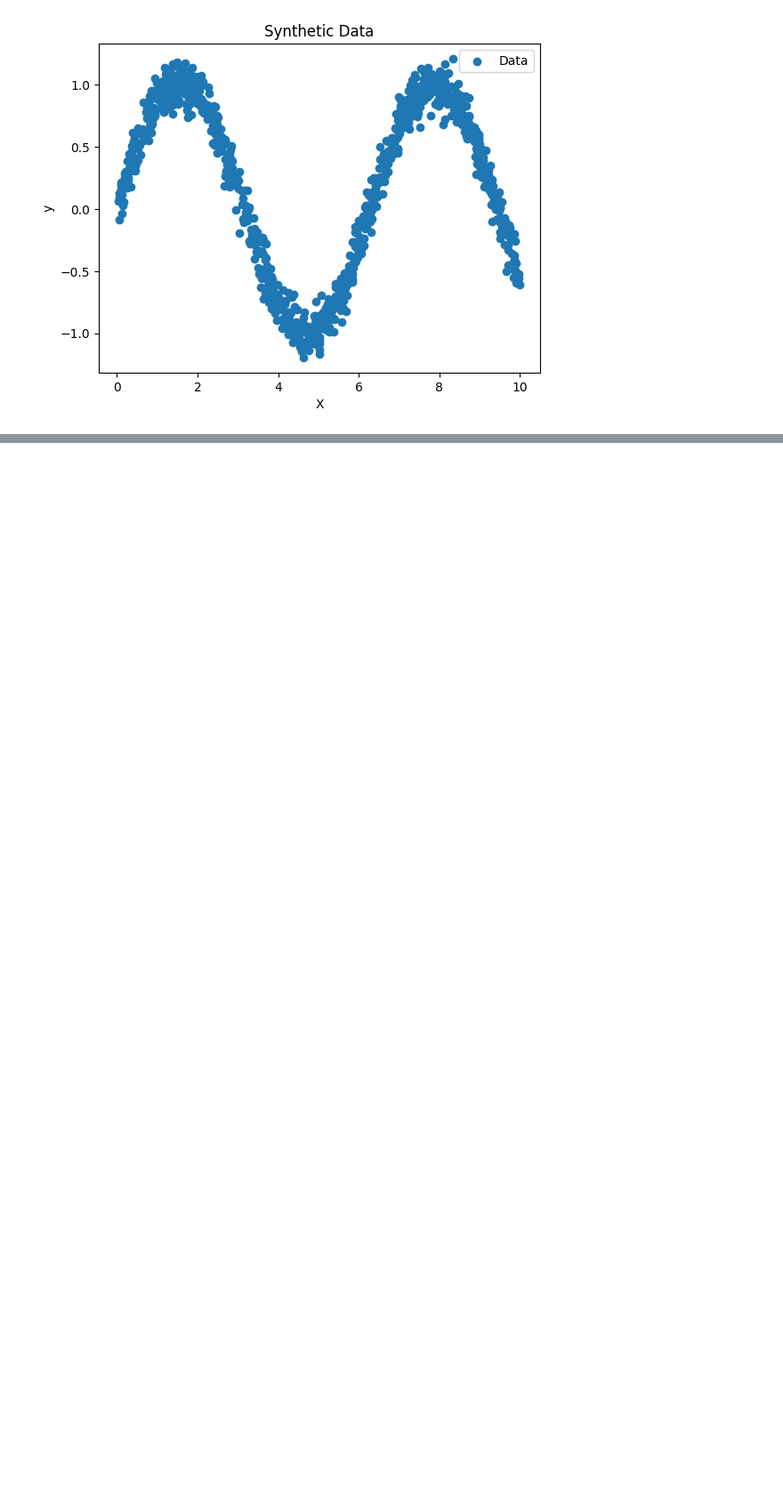
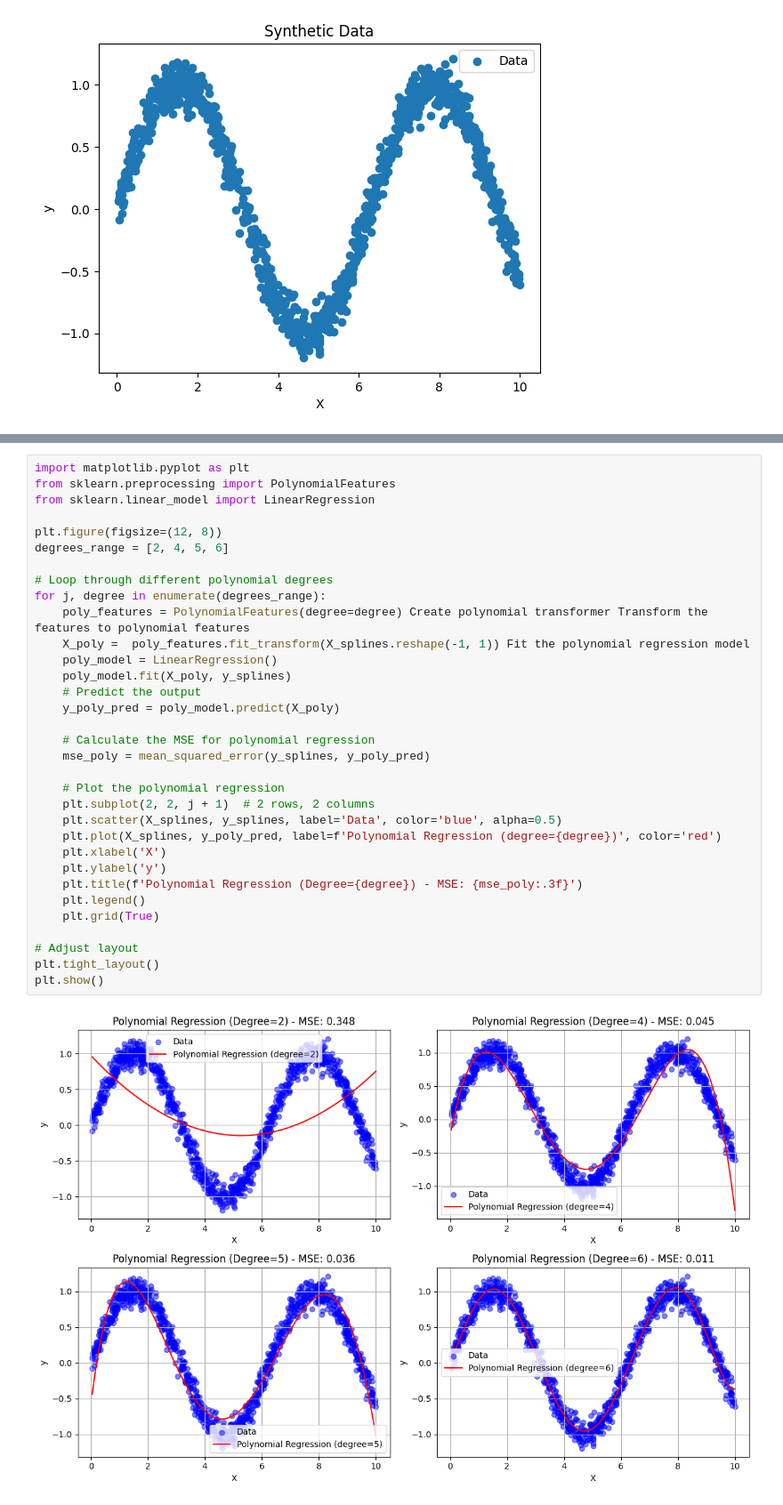
Before and after one commit to Raminyazdani/ml-model-selection-notebook, a Jupyter notebook: ml_model_selection_analysis.ipynb, the cells around one changed output, grey strips where cells are left out. Shown at 89% size. Drawn from its saved outputs; the diff is of its cells as text; blank space fills up the shorter version.

```diff
--- a/ml_model_selection_analysis.ipynb
+++ b/ml_model_selection_analysis.ipynb
@@ -354,0 +364,35 @@ plt.show()
+# %%
+import matplotlib.pyplot as plt
+from sklearn.preprocessing import PolynomialFeatures
+from sklearn.linear_model import LinearRegression
+
+plt.figure(figsize=(12, 8))
+degrees_range = [2, 4, 5, 6]
+
+# Loop through different polynomial degrees
+for j, degree in enumerate(degrees_range):
+    poly_features = PolynomialFeatures(degree=degree) Create polynomial transformer Transform the features to polynomial features
+    X_poly =  poly_features.fit_transform(X_splines.reshape(-1, 1)) Fit the polynomial regression model
+    poly_model = LinearRegression()
+    poly_model.fit(X_poly, y_splines)
+    # Predict the output
+    y_poly_pred = poly_model.predict(X_poly)
+
+    # Calculate the MSE for polynomial regression
+    mse_poly = mean_squared_error(y_splines, y_poly_pred)
+
+    # Plot the polynomial regression
+    plt.subplot(2, 2, j + 1)  # 2 rows, 2 columns
+    plt.scatter(X_splines, y_splines, label='Data', color='blue', alpha=0.5)
+    plt.plot(X_splines, y_poly_pred, label=f'Polynomial Regression (degree={degree})', color='red')
+    plt.xlabel('X')
+    plt.ylabel('y')
+    plt.title(f'Polynomial Regression (Degree={degree}) - MSE: {mse_poly:.3f}')
+    plt.legend()
+    plt.grid(True)
+
+# Adjust layout
+plt.tight_layout()
+plt.show()
+# %% [output]
+[figure, added]
```
Also changed, not shown: parts of 1 cell of this notebook, 1 other file.
